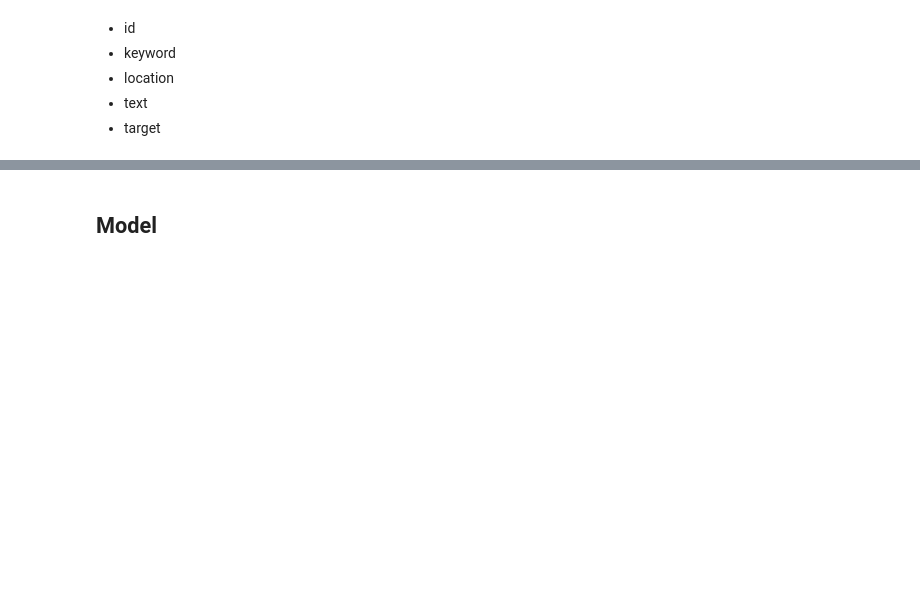
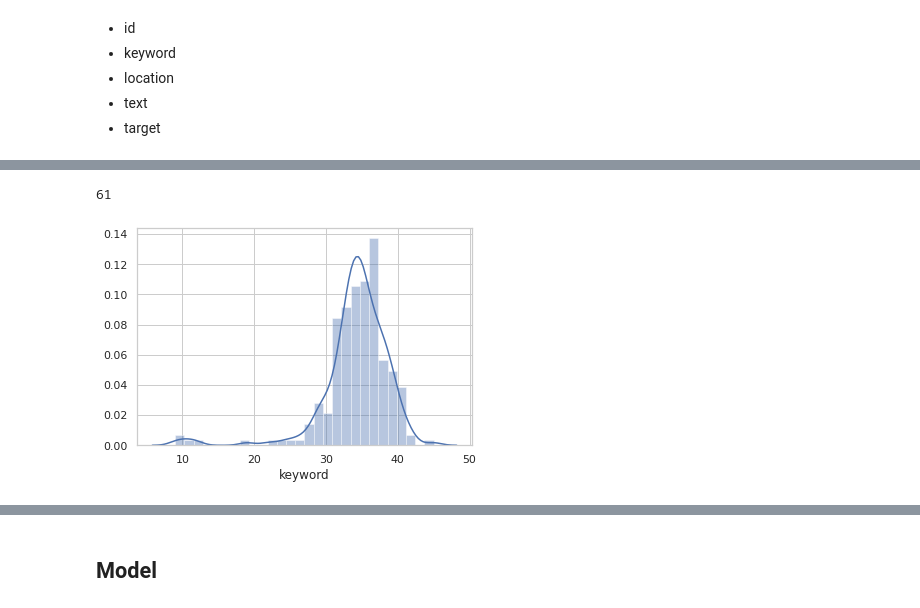
Before and after one commit to YangJiao85/disaster-tweets-kaggle, a Jupyter notebook: disaster_tweets_MLmodel.ipynb, the cells around one changed output, grey strips where cells are left out. Cells and saved outputs as stored; diff of their text form; code cells hidden in the pictures; blank space fills up the shorter version.

```diff
--- a/disaster_tweets_MLmodel.ipynb
+++ b/disaster_tweets_MLmodel.ipynb
@@ -92,0 +201,6 @@ transformer = ColumnTransformer([
+# %%
+sns.distplot(df_train['keyword'].value_counts())
+pd.isna(df_train['keyword']).sum()
+# %% [output]
+61
+[figure, added]
```
Also changed, not shown: parts of 30 cells of this notebook.
